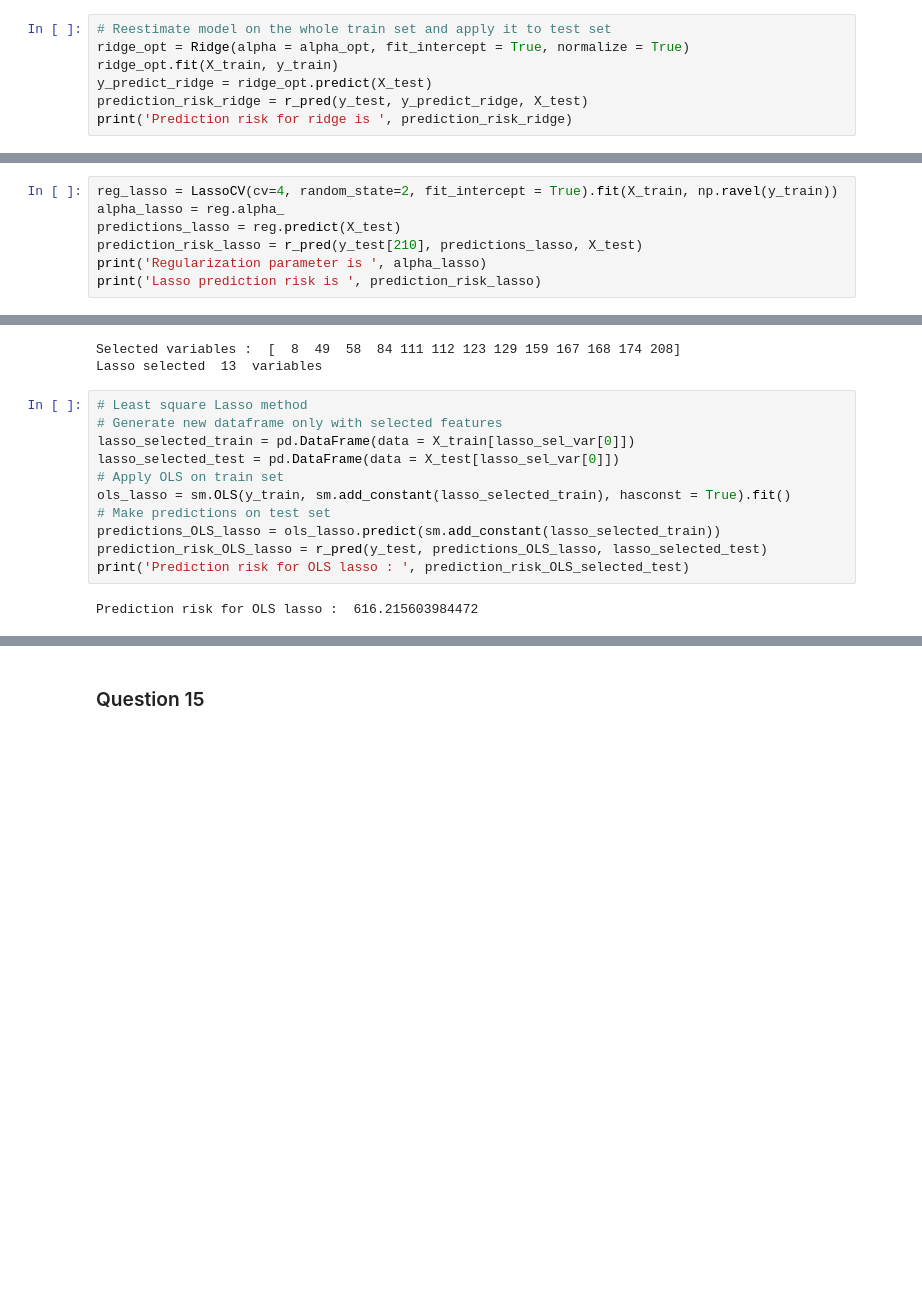
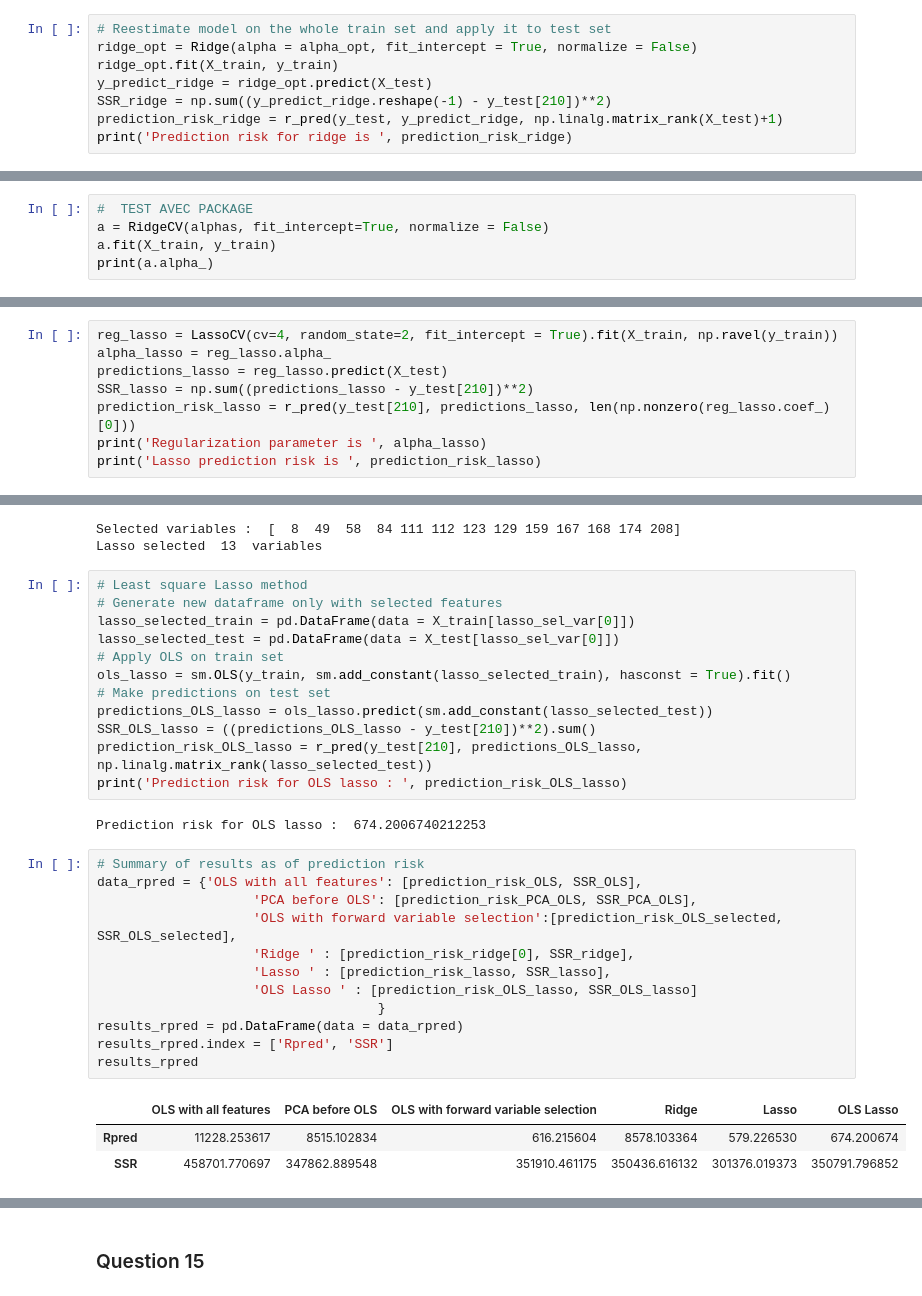
Before and after one commit to margauxRodrigues/Stats_TP3, a Jupyter notebook: TP3_margaux_rodrigues.ipynb, the cells around one changed output, grey strips where cells are left out. Drawn from its saved outputs; the diff is of its cells as text; blank space fills up the shorter version.

```diff
--- a/TP3_margaux_rodrigues.ipynb
+++ b/TP3_margaux_rodrigues.ipynb
@@ -558,8 +562,9 @@ Prediction risk is  8029.9631088388405
 # %%
 # Reestimate model on the whole train set and apply it to test set
-ridge_opt = Ridge(alpha = alpha_opt, fit_intercept = True, normalize = True)
+ridge_opt = Ridge(alpha = alpha_opt, fit_intercept = True, normalize = False)
 ridge_opt.fit(X_train, y_train)
 y_predict_ridge = ridge_opt.predict(X_test)
-prediction_risk_ridge = r_pred(y_test, y_predict_ridge, X_test)
+SSR_ridge = np.sum((y_predict_ridge.reshape(-1) - y_test[210])**2)
+prediction_risk_ridge = r_pred(y_test, y_predict_ridge, np.linalg.matrix_rank(X_test)+1)
 print('Prediction risk for ridge is ', prediction_risk_ridge)
 # %% [output]
@@ -566,0 +572,5 @@ Prediction risk for ridge is  [8585.51663413]
+# %%
+#  TEST AVEC PACKAGE
+a = RidgeCV(alphas, fit_intercept=True, normalize = False)
+a.fit(X_train, y_train)
+print(a.alpha_)
@@ -571,9 +583,10 @@ A l’aide de la fonction lassoCV de sklearn, choisir le paramètre de régulari
 le risque de prédiction associé.
 # %%
 reg_lasso = LassoCV(cv=4, random_state=2, fit_intercept = True).fit(X_train, np.ravel(y_train))
-alpha_lasso = reg.alpha_
-predictions_lasso = reg.predict(X_test)
-prediction_risk_lasso = r_pred(y_test[210], predictions_lasso, X_test)
+alpha_lasso = reg_lasso.alpha_
+predictions_lasso = reg_lasso.predict(X_test)
+SSR_lasso = np.sum((predictions_lasso - y_test[210])**2)
+prediction_risk_lasso = r_pred(y_test[210], predictions_lasso, len(np.nonzero(reg_lasso.coef_)[0]))
 print('Regularization parameter is ', alpha_lasso)
 print('Lasso prediction risk is ', prediction_risk_lasso)
 # %% [output]
@@ -599,8 +612,25 @@ lasso_selected_test = pd.DataFrame(data = X_test[lasso_sel_var[0]])
 # Apply OLS on train set
 ols_lasso = sm.OLS(y_train, sm.add_constant(lasso_selected_train), hasconst = True).fit()
 # Make predictions on test set
-predictions_OLS_lasso = ols_lasso.predict(sm.add_constant(lasso_selected_train))
-prediction_risk_OLS_lasso = r_pred(y_test, predictions_OLS_lasso, lasso_selected_test)
-print('Prediction risk for OLS lasso : ', prediction_risk_OLS_selected_test)
+predictions_OLS_lasso = ols_lasso.predict(sm.add_constant(lasso_selected_test))
+SSR_OLS_lasso = ((predictions_OLS_lasso - y_test[210])**2).sum()
+prediction_risk_OLS_lasso = r_pred(y_test[210], predictions_OLS_lasso, np.linalg.matrix_rank(lasso_selected_test))
+print('Prediction risk for OLS lasso : ', prediction_risk_OLS_lasso)
 # %% [output]
-Prediction risk for OLS lasso :  616.215603984472
+Prediction risk for OLS lasso :  674.2006740212253
+# %%
+# Summary of results as of prediction risk
+data_rpred = {'OLS with all features': [prediction_risk_OLS, SSR_OLS],
+                    'PCA before OLS': [prediction_risk_PCA_OLS, SSR_PCA_OLS],
+                    'OLS with forward variable selection':[prediction_risk_OLS_selected, SSR_OLS_selected],
+                    'Ridge ' : [prediction_risk_ridge[0], SSR_ridge],
+                    'Lasso ' : [prediction_risk_lasso, SSR_lasso],
+                    'OLS Lasso ' : [prediction_risk_OLS_lasso, SSR_OLS_lasso]
+                                    }
+results_rpred = pd.DataFrame(data = data_rpred)
+results_rpred.index = ['Rpred', 'SSR']
+results_rpred
+# %% [output]
+|  | OLS with all features | PCA before OLS | OLS with forward variable selection | Ridge | Lasso | OLS Lasso |
+| Rpred | 11228.253617 | 8515.102834 | 616.215604 | 8578.103364 | 579.226530 | 674.200674 |
+| SSR | 458701.770697 | 347862.889548 | 351910.461175 | 350436.616132 | 301376.019373 | 350791.796852 |
```
Also changed, not shown: parts of 31 cells of this notebook.
